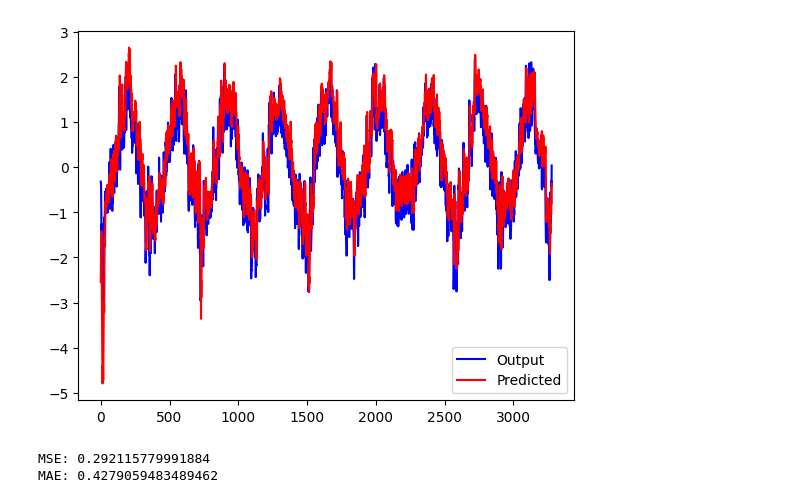
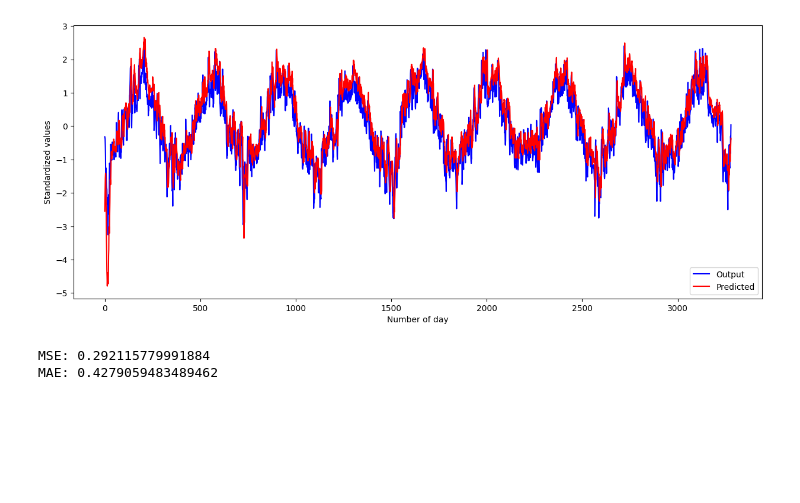
Before and after one commit to mikitomi21/Weather_Prediction, a Jupyter notebook: pres_NeuralNetwork.ipynb, the cells around one changed output. Cells and saved outputs as stored; diff of their text form; code cells hidden in the pictures; blank space fills up the shorter version.

Commit message:
Update chart of predictions

```diff
--- a/pres_NeuralNetwork.ipynb
+++ b/pres_NeuralNetwork.ipynb
@@ -23,13 +23,17 @@ for i in range(len(x_train)-7):
     y_output[i] = y_train[i+7]
     y_pred[i] = network.output[0]
 # %%
+plt.figure(figsize=(15,6))
+plt.xlabel("Number of day")
+plt.ylabel("Standardized values")
+
 x = np.arange(len(x_train)-7)
 plt.plot(x, y_output, 'b', label="Output")
 plt.plot(x, y_pred, 'r', label="Predicted")
 plt.legend()
 plt.show()
 # %% [output]
-[figure, old version]
+[figure, new version]
 # %%
 print(f"MSE: {network.mse(y_output, y_pred)}")
 print(f"MAE: {network.mae(y_output, y_pred)}")
```
